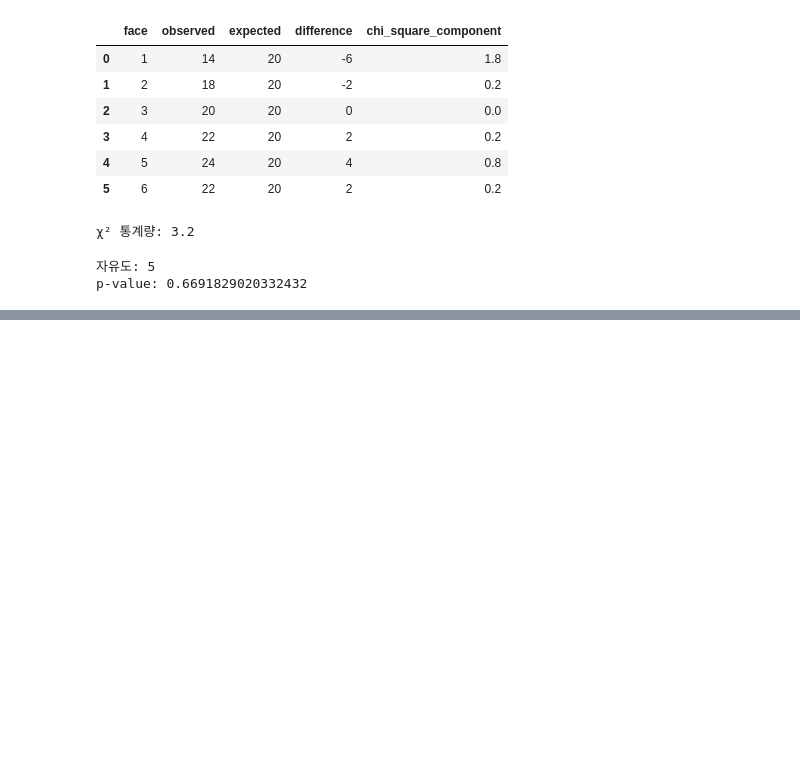
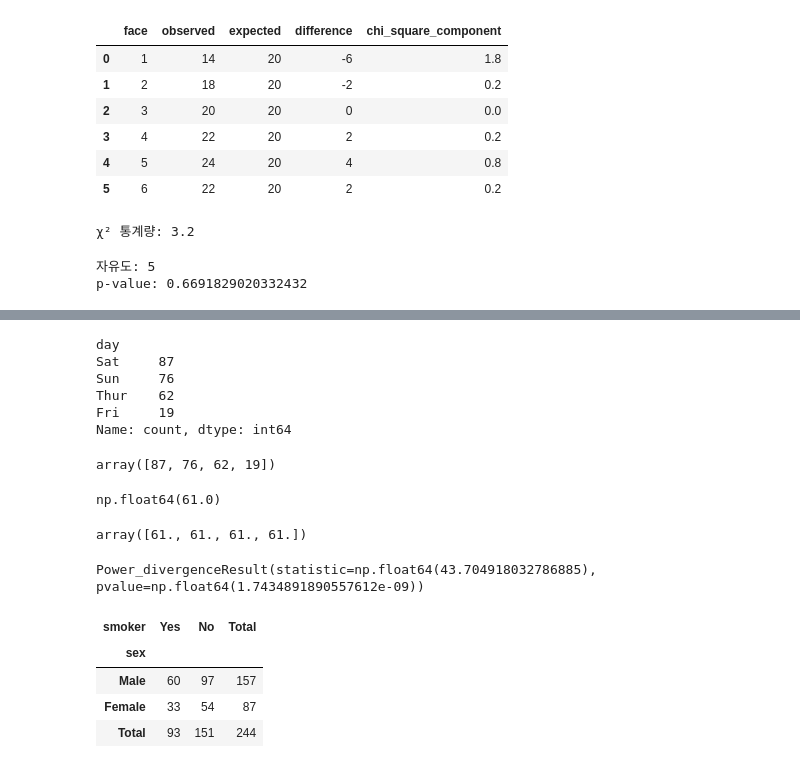
Before and after one commit to Kimchi-2025/big0611, a Jupyter notebook: py/stats.ipynb, the cells around one changed output, grey strips where cells are left out. Cells and saved outputs as stored; diff of their text form; code cells hidden in the pictures; blank space fills up the shorter version.

```diff
--- a/py/stats.ipynb
+++ b/py/stats.ipynb
@@ -2946,0 +2973,41 @@ p-value: 0.6691829020332432
+# %%
+tips = sns.load_dataset('tips')
+# %%
+day_counts = tips['day'].value_counts()
+day_counts
+# %% [output]
+day
+Sat     87
+Sun     76
+Thur    62
+Fri     19
+Name: count, dtype: int64
+# %%
+observed = day_counts.to_numpy()
+observed
+# %% [output]
+array([87, 76, 62, 19])
+# %%
+observed.sum()/4
+# %% [output]
+np.float64(61.0)
+# %%
+expected = np.repeat(
+    observed.sum() / len(observed),
+    len(observed)
+)
+expected
+# %% [output]
+array([61., 61., 61., 61.])
+# %%
+stats.chisquare(observed, expected)
+# %% [output]
+Power_divergenceResult(statistic=np.float64(43.704918032786885), pvalue=np.float64(1.7434891890557612e-09))
+# %%
+pd.crosstab(tips['sex'], tips['smoker'], margins=True, margins_name="Total")
+# %% [output]
+| smoker | Yes | No | Total |
+| sex |  |  |  |
+| Male | 60 | 97 | 157 |
+| Female | 33 | 54 | 87 |
+| Total | 93 | 151 | 244 |
```
Also changed, not shown: parts of 17 cells of this notebook, 3 other files.
